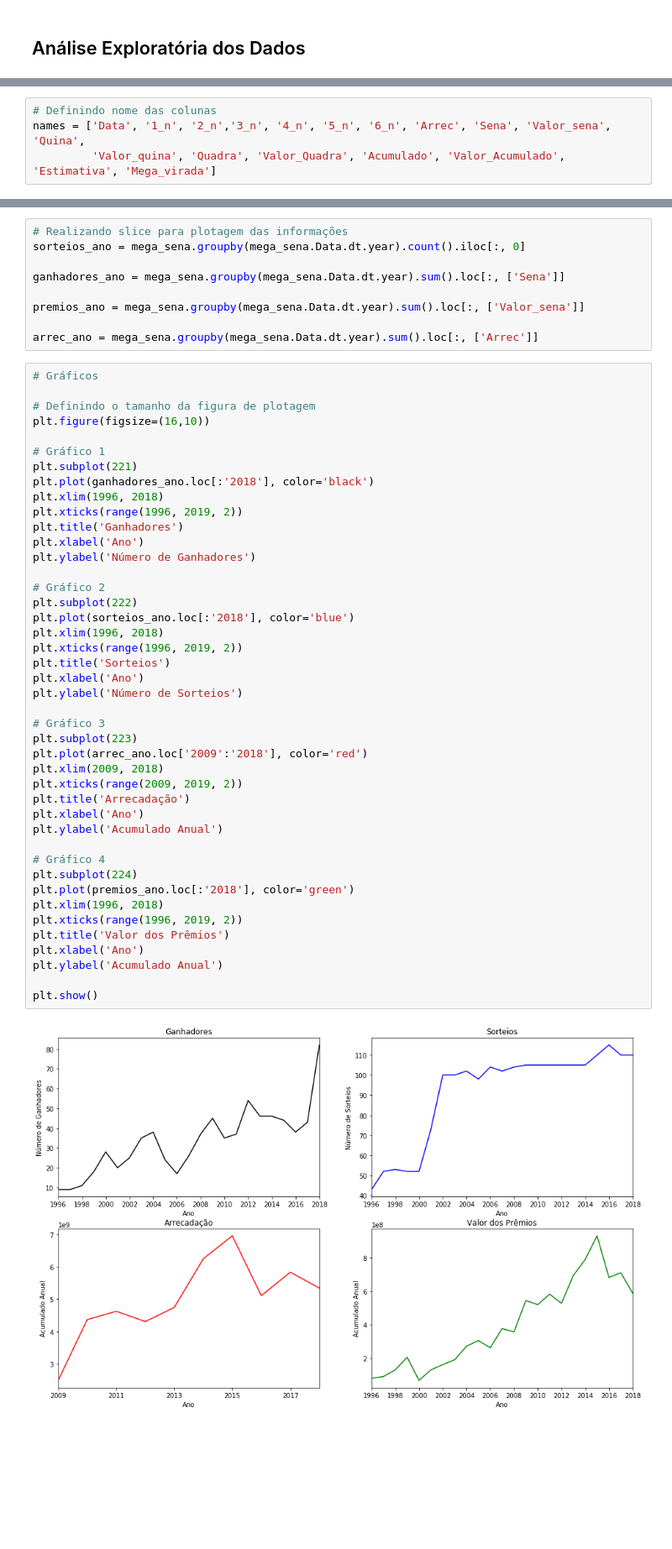
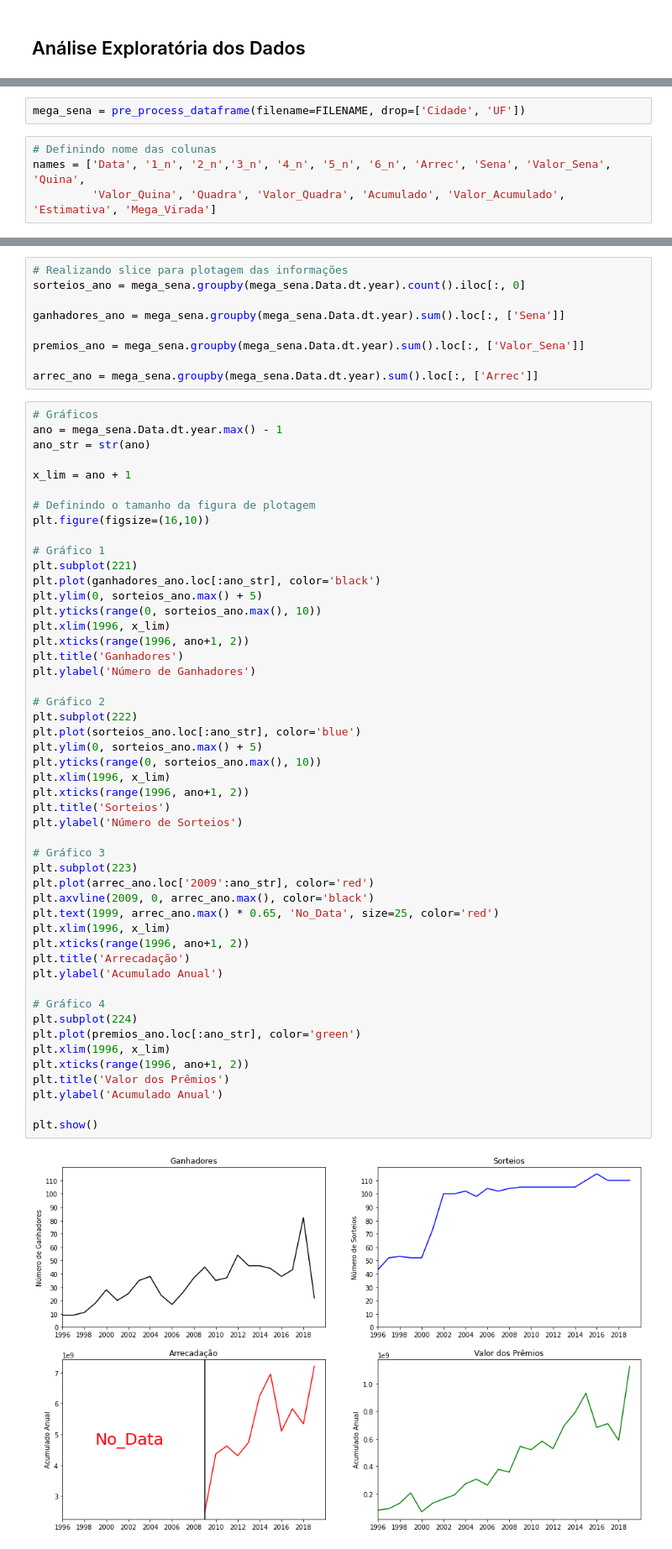
Before and after one commit to SamuelBaptista/estatistica-megasena, a Jupyter notebook: MegaSena.ipynb, the cells around one changed output, grey strips where cells are left out. Shown at 84% size. Drawn from its saved outputs; the diff is of its cells as text; blank space fills up the shorter version.

```diff
--- a/MegaSena.ipynb
+++ b/MegaSena.ipynb
@@ -24,7 +32,9 @@ mega_sena = pd.read_excel('Sorteios.xlsx', index_col='Concurso', parse_dates=['D
+# %%
+mega_sena = pre_process_dataframe(filename=FILENAME, drop=['Cidade', 'UF'])
 # %%
 # Definindo nome das colunas
-names = ['Data', '1_n', '2_n','3_n', '4_n', '5_n', '6_n', 'Arrec', 'Sena', 'Valor_sena', 'Quina',
-         'Valor_quina', 'Quadra', 'Valor_Quadra', 'Acumulado', 'Valor_Acumulado', 'Estimativa', 'Mega_virada']
+names = ['Data', '1_n', '2_n','3_n', '4_n', '5_n', '6_n', 'Arrec', 'Sena', 'Valor_Sena', 'Quina',
+         'Valor_Quina', 'Quadra', 'Valor_Quadra', 'Acumulado', 'Valor_Acumulado', 'Estimativa', 'Mega_Virada']
 # %%
 # Alterando os nomes para facilitar a manipulação
 mega_sena.columns = names
@@ -66,53 +76,59 @@ sorteios_ano = mega_sena.groupby(mega_sena.Data.dt.year).count().iloc[:, 0]
 
 ganhadores_ano = mega_sena.groupby(mega_sena.Data.dt.year).sum().loc[:, ['Sena']]
 
-premios_ano = mega_sena.groupby(mega_sena.Data.dt.year).sum().loc[:, ['Valor_sena']]
+premios_ano = mega_sena.groupby(mega_sena.Data.dt.year).sum().loc[:, ['Valor_Sena']]
 
 arrec_ano = mega_sena.groupby(mega_sena.Data.dt.year).sum().loc[:, ['Arrec']]
 # %%
 # Gráficos
+ano = mega_sena.Data.dt.year.max() - 1
+ano_str = str(ano)
+
+x_lim = ano + 1
 
 # Definindo o tamanho da figura de plotagem
 plt.figure(figsize=(16,10))
 
 # Gráfico 1
 plt.subplot(221)
-plt.plot(ganhadores_ano.loc[:'2018'], color='black')
-plt.xlim(1996, 2018)
-plt.xticks(range(1996, 2019, 2))
+plt.plot(ganhadores_ano.loc[:ano_str], color='black')
+plt.ylim(0, sorteios_ano.max() + 5)
+plt.yticks(range(0, sorteios_ano.max(), 10))
+plt.xlim(1996, x_lim)
+plt.xticks(range(1996, ano+1, 2))
 plt.title('Ganhadores')
-plt.xlabel('Ano')
 plt.ylabel('Número de Ganhadores')
 
 # Gráfico 2
 plt.subplot(222)
-plt.plot(sorteios_ano.loc[:'2018'], color='blue')
-plt.xlim(1996, 2018)
-plt.xticks(range(1996, 2019, 2))
+plt.plot(sorteios_ano.loc[:ano_str], color='blue')
+plt.ylim(0, sorteios_ano.max() + 5)
+plt.yticks(range(0, sorteios_ano.max(), 10))
+plt.xlim(1996, x_lim)
+plt.xticks(range(1996, ano+1, 2))
 plt.title('Sorteios')
-plt.xlabel('Ano')
 plt.ylabel('Número de Sorteios')
 
 # Gráfico 3
 plt.subplot(223)
-plt.plot(arrec_ano.loc['2009':'2018'], color='red')
-plt.xlim(2009, 2018)
-plt.xticks(range(2009, 2019, 2))
+plt.plot(arrec_ano.loc['2009':ano_str], color='red')
+plt.axvline(2009, 0, arrec_ano.max(), color='black')
+plt.text(1999, arrec_ano.max() * 0.65, 'No_Data', size=25, color='red')
+plt.xlim(1996, x_lim)
+plt.xticks(range(1996, ano+1, 2))
 plt.title('Arrecadação')
-plt.xlabel('Ano')
 plt.ylabel('Acumulado Anual')
 
 # Gráfico 4
 plt.subplot(224)
-plt.plot(premios_ano.loc[:'2018'], color='green')
-plt.xlim(1996, 2018)
-plt.xticks(range(1996, 2019, 2))
+plt.plot(premios_ano.loc[:ano_str], color='green')
+plt.xlim(1996, x_lim)
+plt.xticks(range(1996, ano+1, 2))
 plt.title('Valor dos Prêmios')
-plt.xlabel('Ano')
 plt.ylabel('Acumulado Anual')
 
 plt.show()
 # %% [output]
-[figure, old version]
+[figure, new version]
 # %%
 # Avaliando a distribuição de frêquencia entre os números sorteados em cada dezena
```
Also changed, not shown: parts of 15 cells of this notebook, 6 other files.
